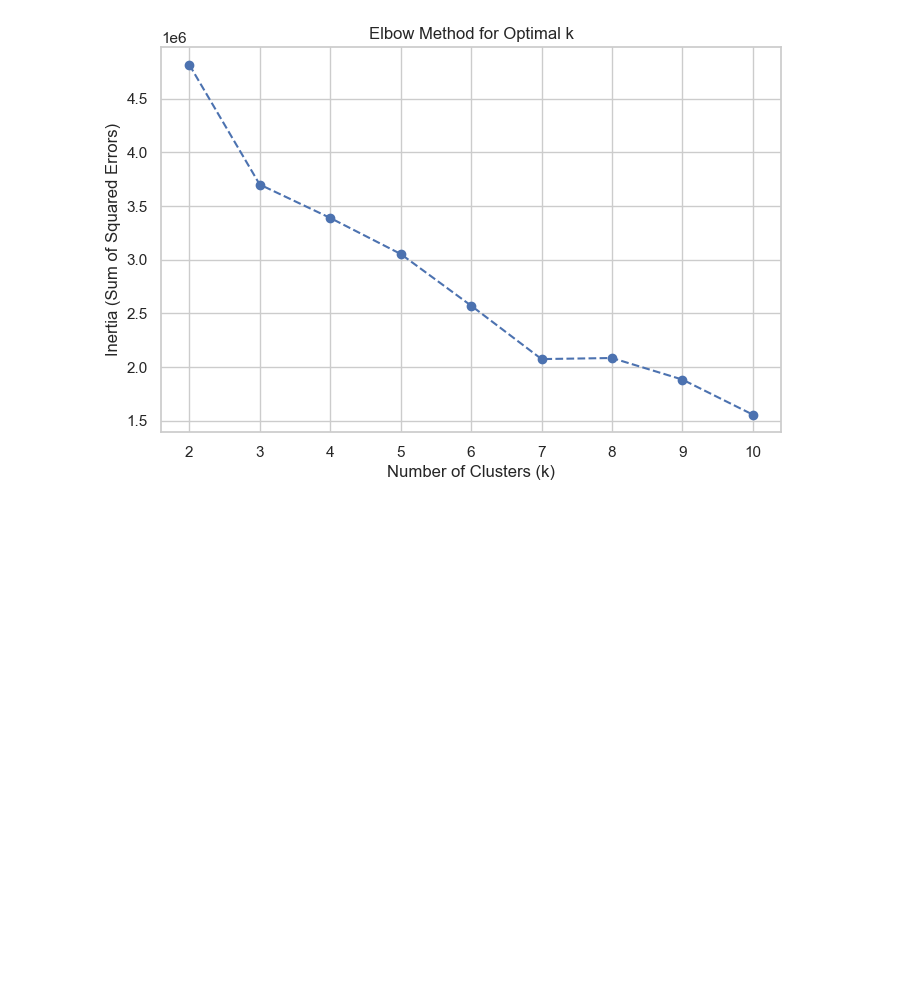
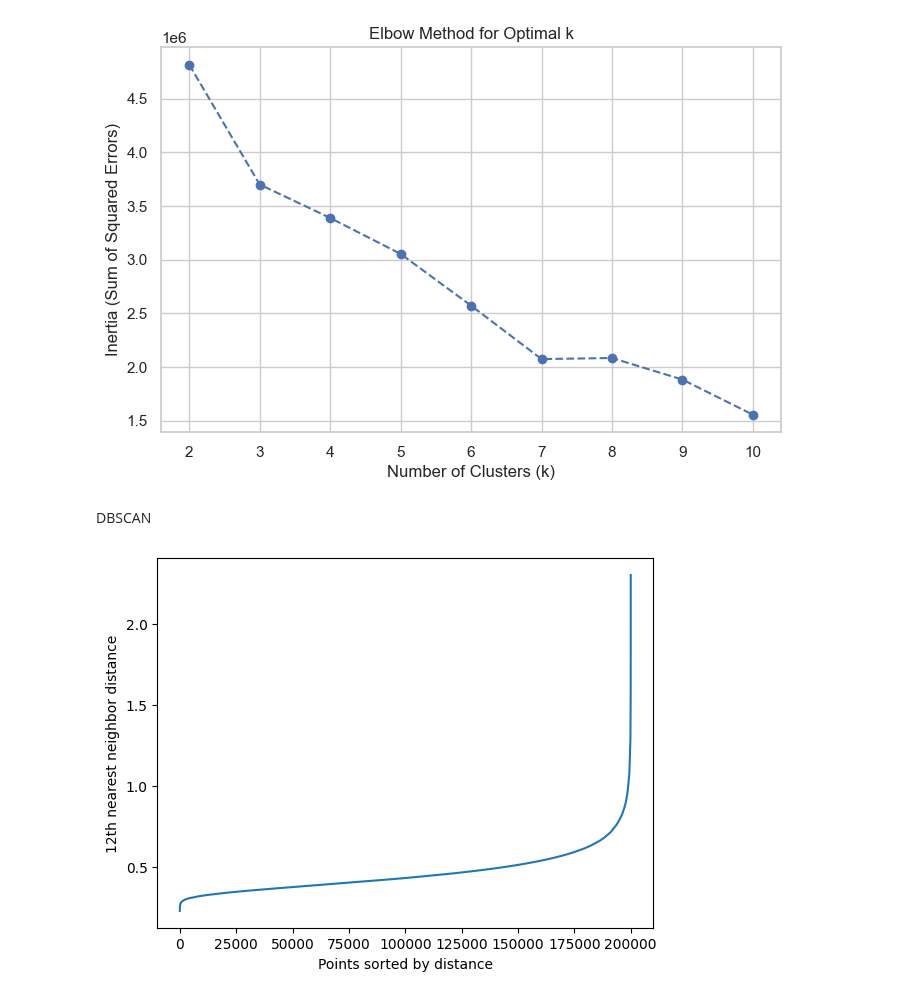
Before and after one commit to AlvarodelaHerran/ML_Movies_Proyect, a Jupyter notebook: clustering.ipynb, the cells around one changed output. Cells and saved outputs as stored; diff of their text form; code cells hidden in the pictures; blank space fills up the shorter version.

Commit message:
intento de DBSCAN

```diff
--- a/clustering.ipynb
+++ b/clustering.ipynb
@@ -100,4 +102,14 @@ X_scaled_df = pd.DataFrame(X_scaled, columns=features_to_use)
 print("Data Preprocessing Complete.")
 print(f"Features used for clustering: {features_to_use}")
 print(f"Shape of training data: {X_scaled_df.shape}")
+
+#We take a sample due to the massive number of rows
+frac = 0.2
+sample_indices = np.random.choice(X_scaled_df.index, size=int(frac * len(X_scaled_df)), replace=False)
+X_sample_scaled_df = X_scaled_df.loc[sample_indices]
+df_sample = df.loc[sample_indices]
+
+print(f"Shape of sample data: {X_sample_scaled_df.shape}")
+
+X_sample_scaled_df.head()
 # %% [output]
@@ -125,3 +149,17 @@ plt.grid(True)
 plt.show()
 # %% [output]
 [figure]
+# %% [markdown]
+DBSCAN
+# %%
+#We plot knn to try to choose an apropriate value for epsilon
+neighbors = NearestNeighbors(n_neighbors=12)
+neighbors_fit = neighbors.fit(X_sample_scaled_df)
+distances, indices = neighbors_fit.kneighbors(X_sample_scaled_df)
+distances = np.sort(distances[:, 11])
+plt.plot(distances)
+plt.ylabel("12th nearest neighbor distance")
+plt.xlabel("Points sorted by distance")
+plt.show()
+# %% [output]
+[figure, added]
```
Also changed, not shown: parts of 6 cells of this notebook.
